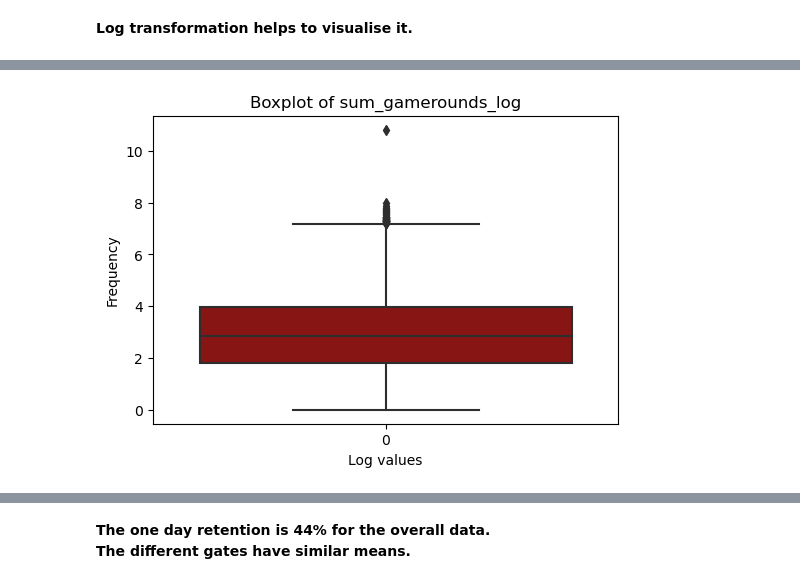
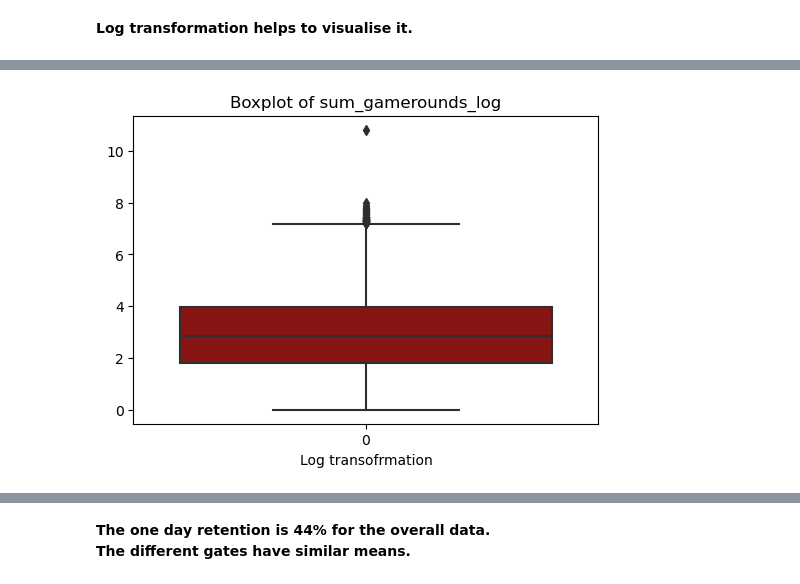
Before and after one commit to Lughaidh-w/AB-Testing-Cookie-Cats, a Jupyter notebook: notebooks/ab-testing-cookie-cats.ipynb, the cells around one changed output, grey strips where cells are left out. Cells and saved outputs as stored; diff of their text form; code cells hidden in the pictures.

```diff
--- a/notebooks/ab-testing-cookie-cats.ipynb
+++ b/notebooks/ab-testing-cookie-cats.ipynb
@@ -119,4 +144,5 @@ some_functions.basic_histo(df.sum_gamerounds_log, bins=20, values="Log values")
 # %%
-some_functions.basic_boxplot(df.sum_gamerounds_log, values="Log values")
+some_functions.basic_boxplot(df.sum_gamerounds_log, values="Log transofrmation")
+df = df.drop("sum_gamerounds_log", axis=1)
 # %% [output]
-[figure, old version]
+[figure, new version]
```
Also changed, not shown: parts of 41 cells of this notebook, 2 other files.
